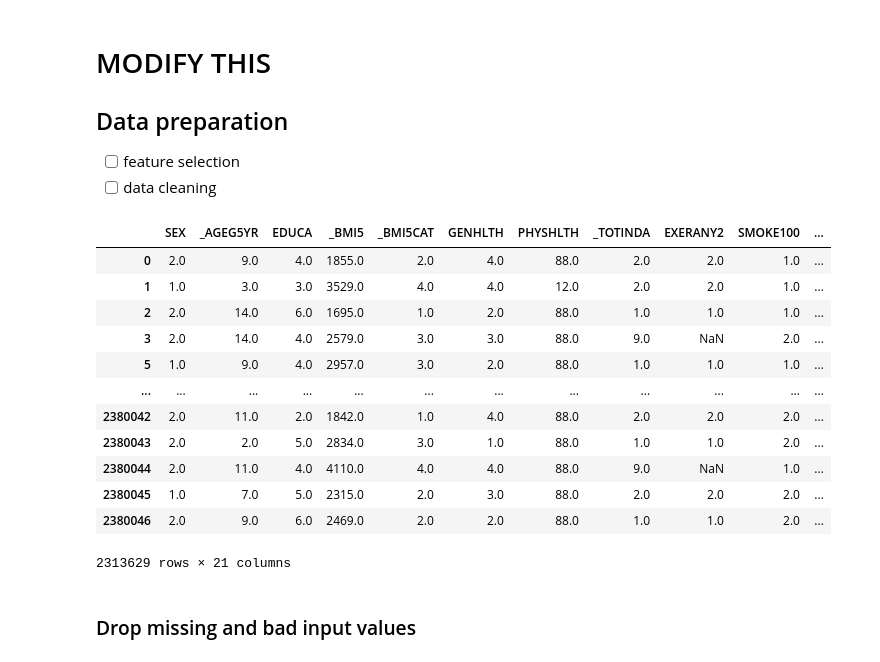
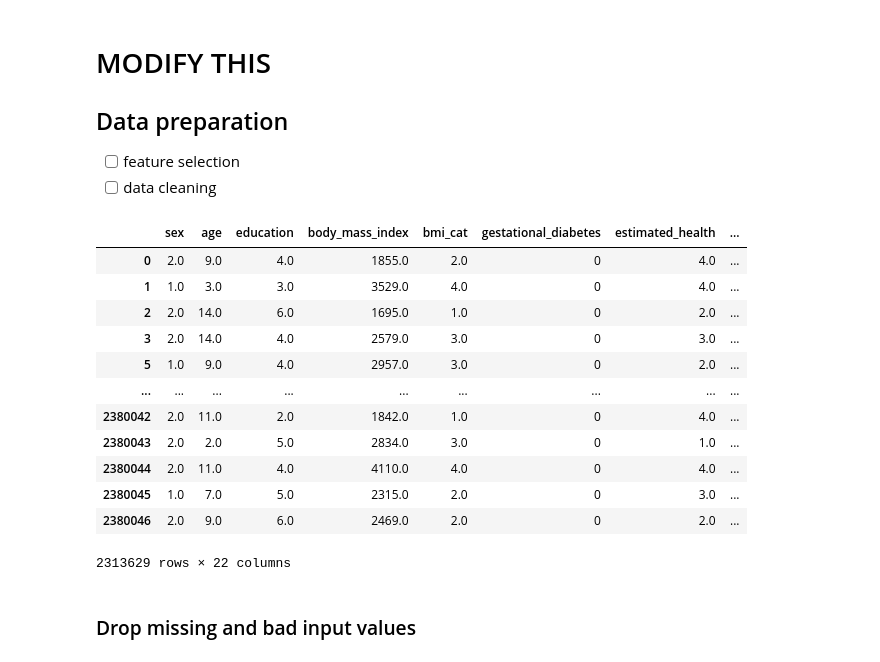
Before and after one commit to n-hundenborn/diabetes-forecasting, a Jupyter notebook: dev_data_preparation.ipynb, the cells around one changed output. Cells and saved outputs as stored; diff of their text form; code cells hidden in the pictures.

```diff
--- a/dev_data_preparation.ipynb
+++ b/dev_data_preparation.ipynb
@@ -48,0 +51,14 @@ Reading file: 2015.pkl
+# %%
+# aus Target_name Frauen mit Gestationsdiabetes (diabetes during pregnancy) filtern
+filt_df_gdm = df["DIABETE3"]==2
+
+# Gestationsdiabetes als neue Spalte ("GES_DIABETES) einfügen
+df["GDM"]=filt_df_gdm
+
+# Ersetzen von False zu 0 (keine Gestationsdiabetes) und True zu 1 (Gestationsdiabetes)
+df["GDM"].replace([False, True], [0,1], inplace=True)
+print(df.GDM.value_counts())
+
+# Verschieben der Gestationsdiabetes-Spalte auf Position 7
+df.insert(loc=6, column="GDM", value=df.pop("GDM"))
+df
@@ -68,6 +101,7 @@ feature_list = [
     "EDUCA",
     "_BMI5",
     "_BMI5CAT",
+    "GDM",
     "GENHLTH",
     "PHYSHLTH",
     "_TOTINDA",
@@ -80,55 +114,56 @@ feature_list = [
     "AVEDRNK2",
     "DRNK3GE5",
     "_RFBING5",
     "CVDSTRK3",
     "CVDINFR4",
     "CVDCRHD4"
 ]
 
 renames = [
-    "SEX",
+    "sex",
     "age",
     "education",
-    "bmi",
-    "bmicat",
+    "body_mass_index",
+    "bmi_cat",
+    "gestational_diabetes",
     "estimated_health",
     "bad_physhealth_days",
     "had_phys_activity",
-    "EXERANY2",
+    "any_exercise",
     "smoked_over_100",
     "smokes_daily",
     "is_smoker",
     "alcohol_past_30",
-    "ALCDAY5",
-    "AVEDRNK2",
-    "DRNK3GE5",
-    "_RFBING5",
+    "one_drink_per_day_month_last_30",
+    "average_drinks",
+    "more_than_5_drinks",
+    "more_than_5_drinks_on_one_occasion",
     "had_stroke",
     "had_heart_attack",
     "had_angina"
 ]
 
 # only include rows with diabetes = yes and no and select relevant columns
 df_filtered = df.loc[df["DIABETE3"].isin([1, 3]), feature_list + [target_name]]
 
 # rename label 1 = yes (has diabetes) | 3 = no (no diabetes)
 df_filtered["DIABETE3"] = df_filtered["DIABETE3"].map({1: "yes", 3: "no"})
-
+df_filtered.columns=renames + [target_name]
 df_filtered
 # %% [output]
-|  | SEX | _AGEG5YR | EDUCA | _BMI5 | _BMI5CAT | GENHLTH | PHYSHLTH | _TOTINDA | EXERANY2 | SMOKE100 | ... |
-| 0 | 2.0 | 9.0 | 4.0 | 1855.0 | 2.0 | 4.0 | 88.0 | 2.0 | 2.0 | 1.0 | ... |
-| 1 | 1.0 | 3.0 | 3.0 | 3529.0 | 4.0 | 4.0 | 12.0 | 2.0 | 2.0 | 1.0 | ... |
-| 2 | 2.0 | 14.0 | 6.0 | 1695.0 | 1.0 | 2.0 | 88.0 | 1.0 | 1.0 | 1.0 | ... |
-| 3 | 2.0 | 14.0 | 4.0 | 2579.0 | 3.0 | 3.0 | 88.0 | 9.0 | NaN | 2.0 | ... |
-| 5 | 1.0 | 9.0 | 4.0 | 2957.0 | 3.0 | 2.0 | 88.0 | 1.0 | 1.0 | 1.0 | ... |
-| ... | ... | ... | ... | ... | ... | ... | ... | ... | ... | ... | ... |
-| 2380042 | 2.0 | 11.0 | 2.0 | 1842.0 | 1.0 | 4.0 | 88.0 | 2.0 | 2.0 | 2.0 | ... |
-| 2380043 | 2.0 | 2.0 | 5.0 | 2834.0 | 3.0 | 1.0 | 88.0 | 1.0 | 1.0 | 2.0 | ... |
-| 2380044 | 2.0 | 11.0 | 4.0 | 4110.0 | 4.0 | 4.0 | 88.0 | 9.0 | NaN | 1.0 | ... |
-| 2380045 | 1.0 | 7.0 | 5.0 | 2315.0 | 2.0 | 3.0 | 88.0 | 2.0 | 2.0 | 2.0 | ... |
-| 2380046 | 2.0 | 9.0 | 6.0 | 2469.0 | 2.0 | 2.0 | 88.0 | 1.0 | 1.0 | 2.0 | ... |
+|  | sex | age | education | body_mass_index | bmi_cat | gestational_diabetes | estimated_health | ... |
+| 0 | 2.0 | 9.0 | 4.0 | 1855.0 | 2.0 | 0 | 4.0 | ... |
+| 1 | 1.0 | 3.0 | 3.0 | 3529.0 | 4.0 | 0 | 4.0 | ... |
+| 2 | 2.0 | 14.0 | 6.0 | 1695.0 | 1.0 | 0 | 2.0 | ... |
+| 3 | 2.0 | 14.0 | 4.0 | 2579.0 | 3.0 | 0 | 3.0 | ... |
+| 5 | 1.0 | 9.0 | 4.0 | 2957.0 | 3.0 | 0 | 2.0 | ... |
+| ... | ... | ... | ... | ... | ... | ... | ... | ... |
+| 2380042 | 2.0 | 11.0 | 2.0 | 1842.0 | 1.0 | 0 | 4.0 | ... |
+| 2380043 | 2.0 | 2.0 | 5.0 | 2834.0 | 3.0 | 0 | 1.0 | ... |
+| 2380044 | 2.0 | 11.0 | 4.0 | 4110.0 | 4.0 | 0 | 4.0 | ... |
+| 2380045 | 1.0 | 7.0 | 5.0 | 2315.0 | 2.0 | 0 | 3.0 | ... |
+| 2380046 | 2.0 | 9.0 | 6.0 | 2469.0 | 2.0 | 0 | 2.0 | ... |
-2313629 rows × 21 columns
+2313629 rows × 22 columns
 # %% [markdown]
 ### Drop missing and bad input values
 # %%
```
Also changed, not shown: parts of 6 cells of this notebook.
